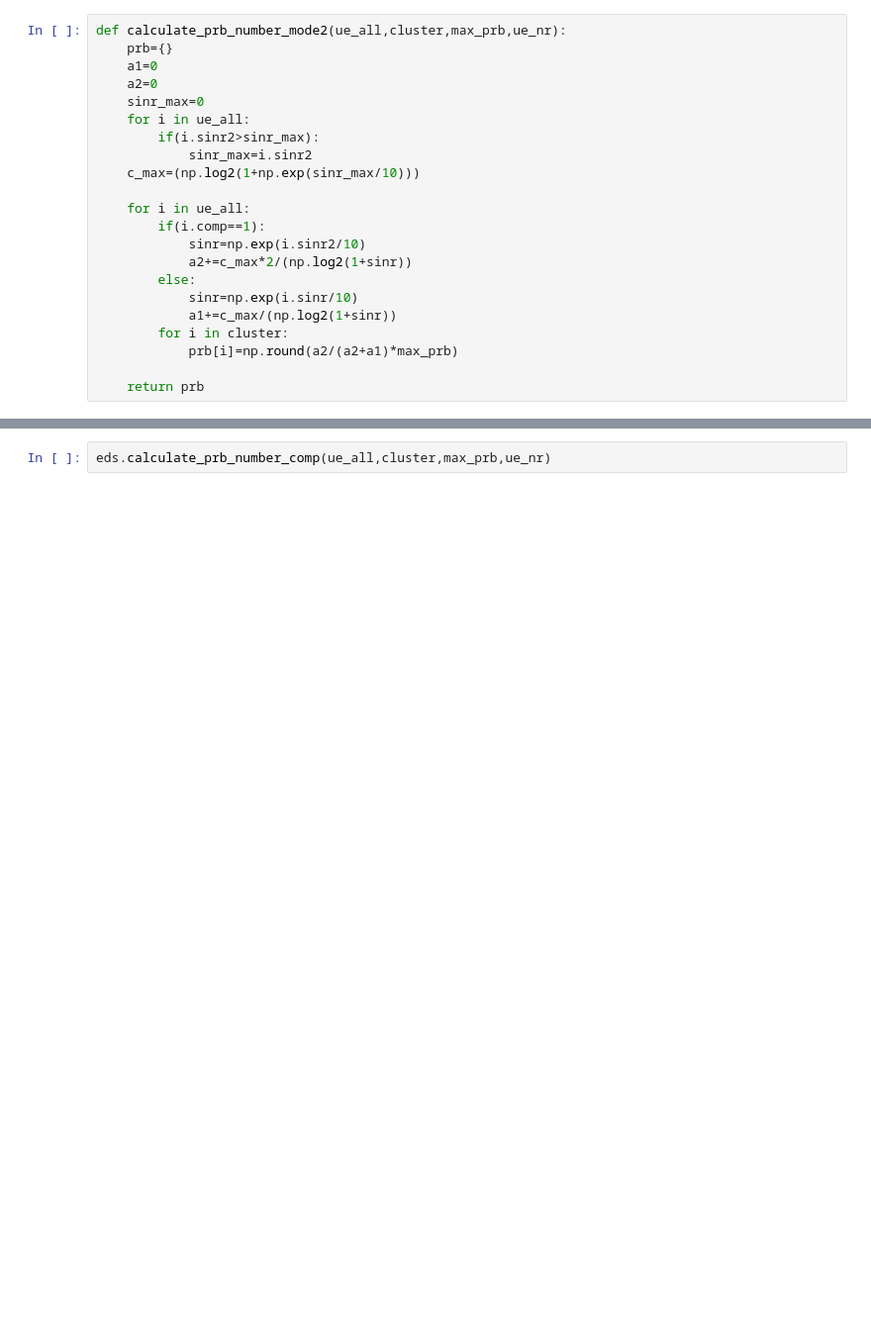
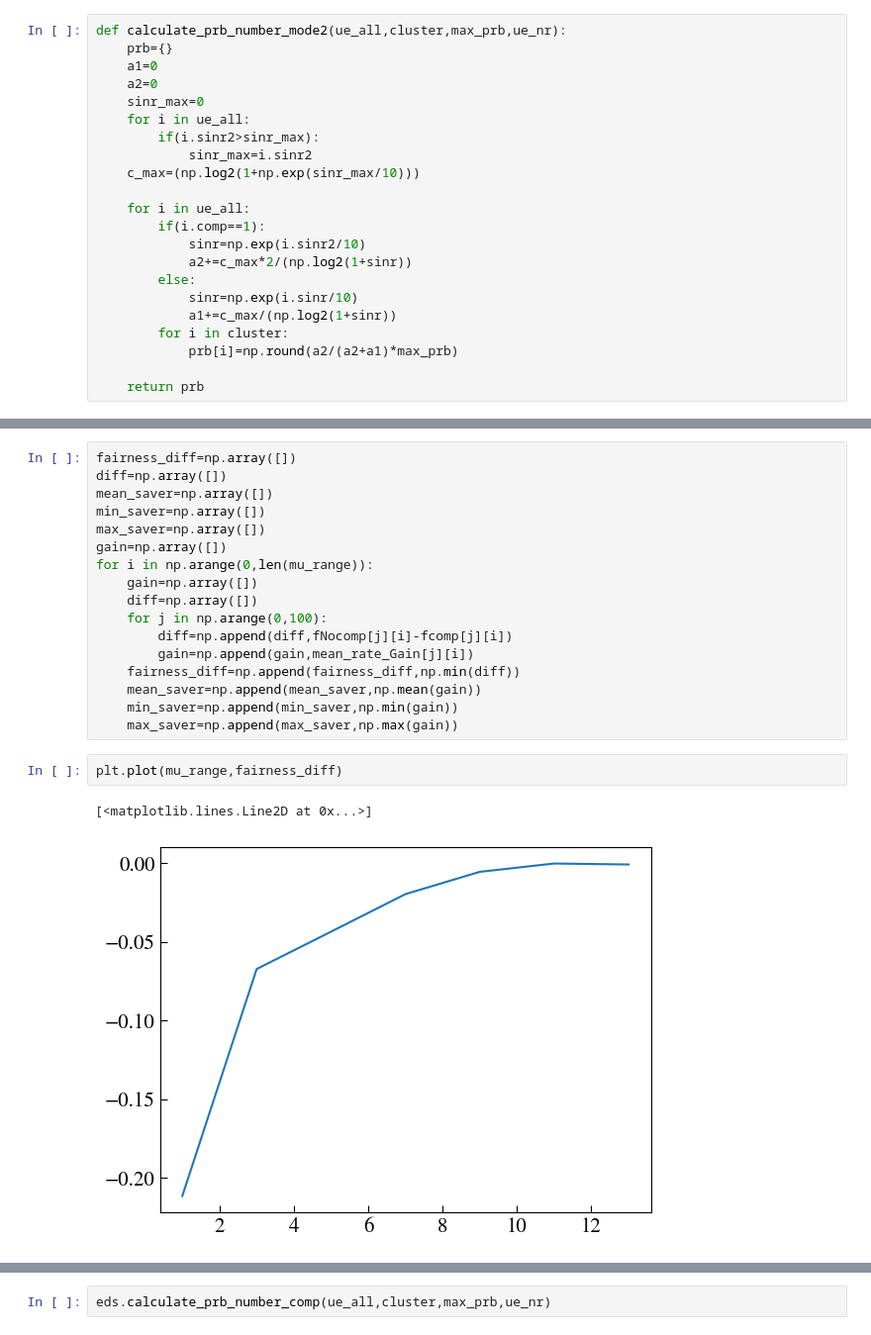
Before and after one commit to CarolineZoll/EDS, a Jupyter notebook: CoMP_PRB-Reservation.ipynb, the cells around one changed output, grey strips where cells are left out. Shown: that part at 99% size. Saved outputs shown, nothing was run; the diff lists cells and outputs as text; blank space fills up the shorter version.

```diff
--- a/CoMP_PRB-Reservation.ipynb
+++ b/CoMP_PRB-Reservation.ipynb
@@ -578,0 +629,22 @@ KeyError: 0
+# %%
+fairness_diff=np.array([])
+diff=np.array([])
+mean_saver=np.array([])
+min_saver=np.array([])
+max_saver=np.array([])
+gain=np.array([])
+for i in np.arange(0,len(mu_range)):
+    gain=np.array([])
+    diff=np.array([])
+    for j in np.arange(0,100):
+        diff=np.append(diff,fNocomp[j][i]-fcomp[j][i])
+        gain=np.append(gain,mean_rate_Gain[j][i])
+    fairness_diff=np.append(fairness_diff,np.min(diff))
+    mean_saver=np.append(mean_saver,np.mean(gain))
+    min_saver=np.append(min_saver,np.min(gain))
+    max_saver=np.append(max_saver,np.max(gain))
+# %%
+plt.plot(mu_range,fairness_diff)
+# %% [output]
+[<matplotlib.lines.Line2D at 0x...>]
+[figure, added]
```
Also changed, not shown: parts of 17 cells of this notebook, 30 other files.
